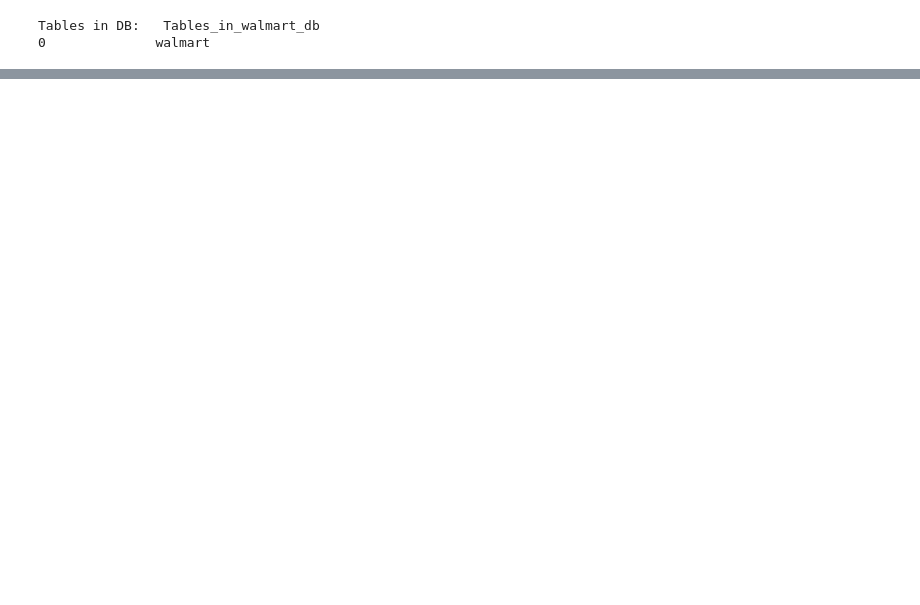
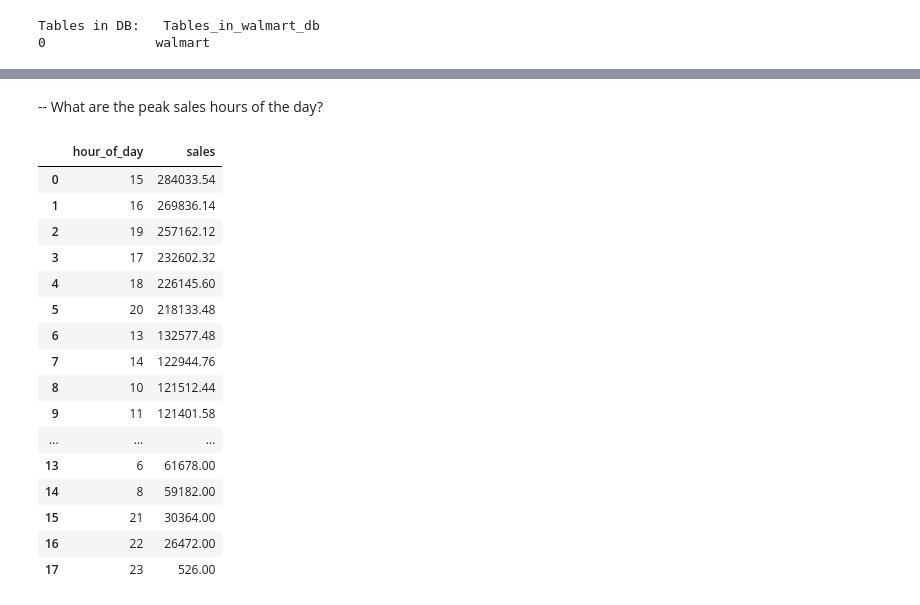
Before and after one commit to Gitfauzi/Walmart_DA_using_SQLandPY, a Jupyter notebook: project.ipynb, the cells around one changed output, grey strips where cells are left out. Drawn from its saved outputs; the diff is of its cells as text; code cells hidden in the pictures; blank space fills up the shorter version.

```diff
--- a/project.ipynb
+++ b/project.ipynb
@@ -254,0 +320,28 @@ df.head()
+# %% [markdown]
+
+-- What are the peak sales hours of the day?
+# %%
+query8 = """SELECT HOUR(time) AS hour_of_day, SUM(unit_price * quantity) as sales
+FROM walmart
+GROUP BY hour_of_day
+ORDER BY sales DESC;
+"""
+pd.read_sql(query8, engine_mysql)
+# %% [output]
+|  | hour_of_day | sales |
+| 0 | 15 | 284033.54 |
+| 1 | 16 | 269836.14 |
+| 2 | 19 | 257162.12 |
+| 3 | 17 | 232602.32 |
+| 4 | 18 | 226145.60 |
+| 5 | 20 | 218133.48 |
+| 6 | 13 | 132577.48 |
+| 7 | 14 | 122944.76 |
+| 8 | 10 | 121512.44 |
+| 9 | 11 | 121401.58 |
+| ... | ... | ... |
+| 13 | 6 | 61678.00 |
+| 14 | 8 | 59182.00 |
+| 15 | 21 | 30364.00 |
+| 16 | 22 | 26472.00 |
+| 17 | 23 | 526.00 |
```
Also changed, not shown: parts of 31 cells of this notebook, 4 other files.
